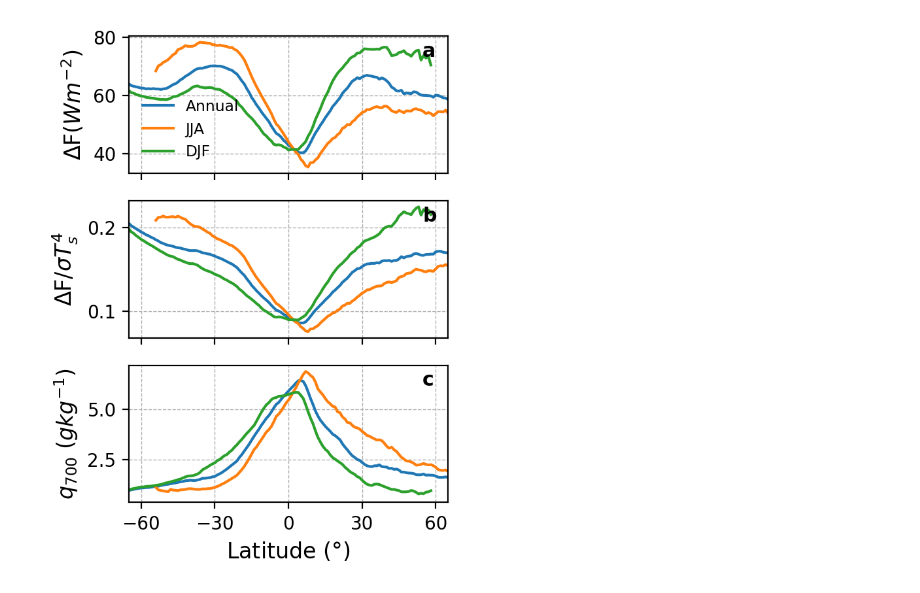
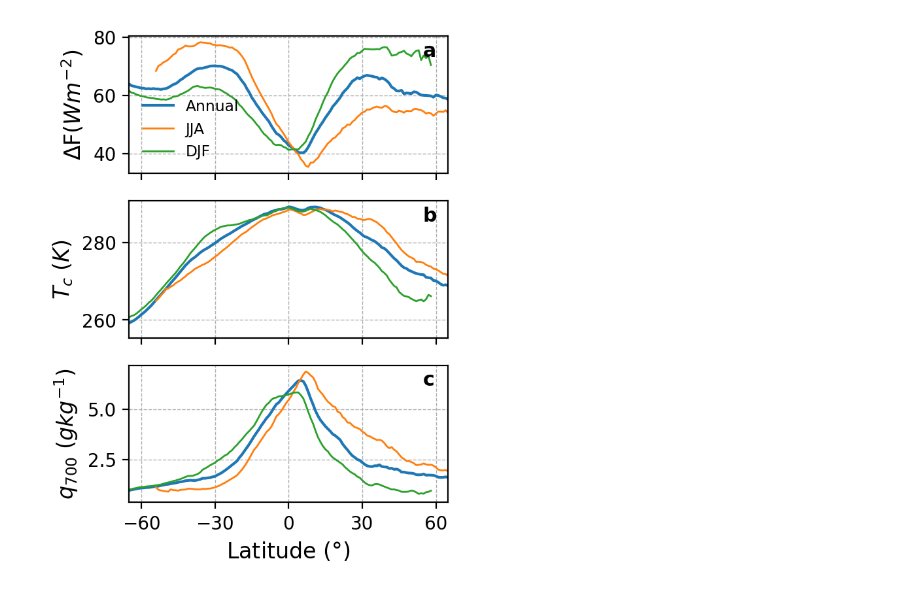
Before and after one commit to youtongzheng/Zheng_2021_GRL_Climatology_CTRC, a Jupyter notebook: Fig2_meridional_mean.ipynb, the cells around one changed output. Cells and saved outputs as stored; diff of their text form; code cells hidden in the pictures.

```diff
--- a/Fig2_meridional_mean.ipynb
+++ b/Fig2_meridional_mean.ipynb
@@ -8,9 +8,14 @@ from sam_sat import *
 sigma = 5.670367e-8
 myfontsize = 12
 
-f = xr.open_dataset("All_2014_NCEP_1stprcesd_gridded.nc")
-f_DJF = xr.open_dataset("All_2014_NCEP_1stprcesd_gridded_DJF.nc")
-f_JJA = xr.open_dataset("All_2014_NCEP_1stprcesd_gridded_JJA.nc")
+f = xr.open_dataset('All_2014_NCEP_1stprcesd_gridded.nc').load()
+f.close()
+
+f_DJF = xr.open_dataset("All_2014_NCEP_1stprcesd_gridded_DJF.nc").load()
+f_DJF.close()
+
+f_JJA = xr.open_dataset("All_2014_NCEP_1stprcesd_gridded_JJA.nc").load()
+f_JJA.close()
 
 f = f.where(f.CTRC != -999.)
 f_DJF = f_DJF.where(f_DJF.CTRC != -999.)
@@ -23,40 +28,39 @@ ff_JJA = f_JJA.groupby(f_JJA.Latitude).mean(dim = 'Longitude')
 fig, ax = plt.subplots(ncols = 1,
                         nrows = 3,
                         sharex = True, sharey = False,
                         figsize=(8/2.54, (12)/2.54), dpi = 200)
 
 ax[0].plot(ff.Latitude, -(ff.LW_cool + ff.SW_heat_dmean), label = 'Annual')
-ax[0].plot(ff_JJA.Latitude, -(ff_JJA.LW_cool + ff_JJA.SW_heat_dmean), label = 'JJA')
-ax[0].plot(ff_DJF.Latitude, -(ff_DJF.LW_cool + ff_DJF.SW_heat_dmean), label = 'DJF')
-
+ax[0].plot(ff_JJA.Latitude, -(ff_JJA.LW_cool + ff_JJA.SW_heat_dmean), lw = 1, label = 'JJA')
+ax[0].plot(ff_DJF.Latitude, -(ff_DJF.LW_cool + ff_DJF.SW_heat_dmean), lw = 1, label = 'DJF')
 
 ax[0].set_ylabel('$\mathrm{\Delta F} (W m^{-2}$)', fontsize=myfontsize)
 ax[0].legend(loc="best", fontsize=0.7*myfontsize, frameon=False)
 
-ax[1].plot(ff.Latitude, -(ff.LW_cool + ff.SW_heat_dmean)/(sigma*pow(ff.SST, 4)), label = 'Annual')
-ax[1].plot(ff_JJA.Latitude, -(ff_JJA.LW_cool + ff_JJA.SW_heat_dmean)/(sigma*pow(ff_JJA.SST, 4)), label = 'JJA')
-ax[1].plot(ff_DJF.Latitude, -(ff_DJF.LW_cool + ff_DJF.SW_heat_dmean)/(sigma*pow(ff_DJF.SST, 4)), label = 'DJF')
-ax[1].set_ylabel("$\mathrm{\Delta F}/\sigma T_s^4}$", fontsize=myfontsize)
+ax[1].plot(ff.Latitude, ff.CTT + 273.15)
+ax[1].plot(ff_JJA.Latitude, ff_JJA.CTT + 273.15, lw = 1)
+ax[1].plot(ff_DJF.Latitude, ff_DJF.CTT + 273.15, lw = 1)
+ax[1].set_ylabel("$T_{c}$ $(K)$", fontsize=myfontsize)
 
 ax[2].plot(ff.Latitude, 1000.*qsatw(ff.TMP_700mb.values,700.)*ff.RH_700mb.values/100.)
-ax[2].plot(ff_JJA.Latitude, 1000.*qsatw(ff_JJA.TMP_700mb.values,700.)*ff_JJA.RH_700mb.values/100.)
-ax[2].plot(ff_DJF.Latitude, 1000.*qsatw(ff_DJF.TMP_700mb.values,700.)*ff_DJF.RH_700mb.values/100.)
+ax[2].plot(ff_JJA.Latitude, 1000.*qsatw(ff_JJA.TMP_700mb.values,700.)*ff_JJA.RH_700mb.values/100., lw = 1)
+ax[2].plot(ff_DJF.Latitude, 1000.*qsatw(ff_DJF.TMP_700mb.values,700.)*ff_DJF.RH_700mb.values/100., lw = 1)
 ax[2].set_ylabel("$q_{700}$ $(gkg^{-1})$", fontsize=myfontsize)
 
 ax[0].set_xticks(ticks=[-60, -30, 0, 30, 60])
 ax[0].grid(linestyle='--', linewidth=0.5)
 ax[1].set_xticks(ticks=[-60, -30, 0, 30, 60])
 ax[1].grid(linestyle='--', linewidth=0.5)
 ax[2].set_xticks(ticks=[-60, -30, 0, 30, 60])
 ax[2].grid(linestyle='--', linewidth=0.5)
 
 ax[2].set_xlabel("Latitude ($\degree$)", fontsize=myfontsize)
 ax[2].set_xlim(-65, 65)
 
 for i, label in enumerate(('a', 'b','c')):
     ax[i].text(0.92, 0.85, label, transform=ax[i].transAxes,
                 fontsize=0.9*myfontsize, fontweight='bold')
 
 fig.savefig('Fig2_zonal-mean.png', dpi=fig.dpi, bbox_inches='tight')
 # %% [output]
-[figure, old version]
+[figure, new version]
```
Also changed, not shown: 16 other files.
